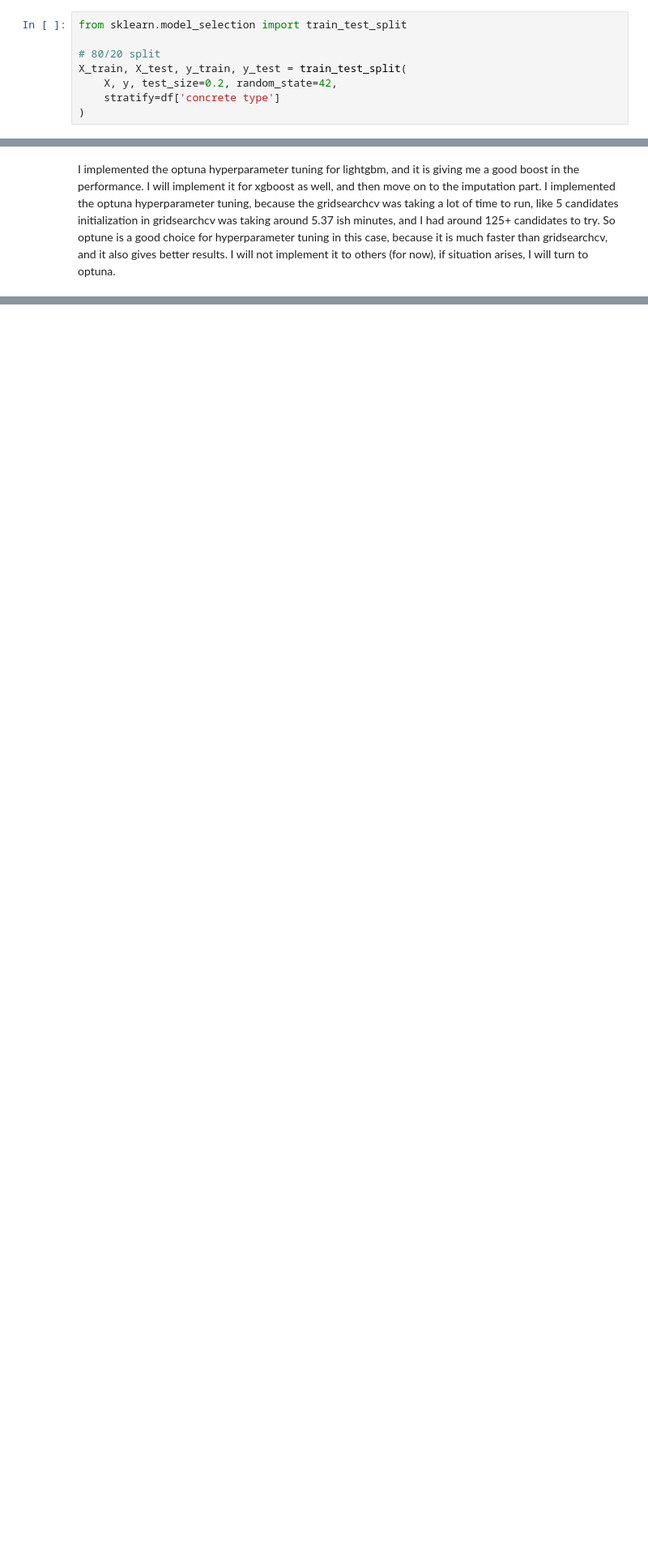
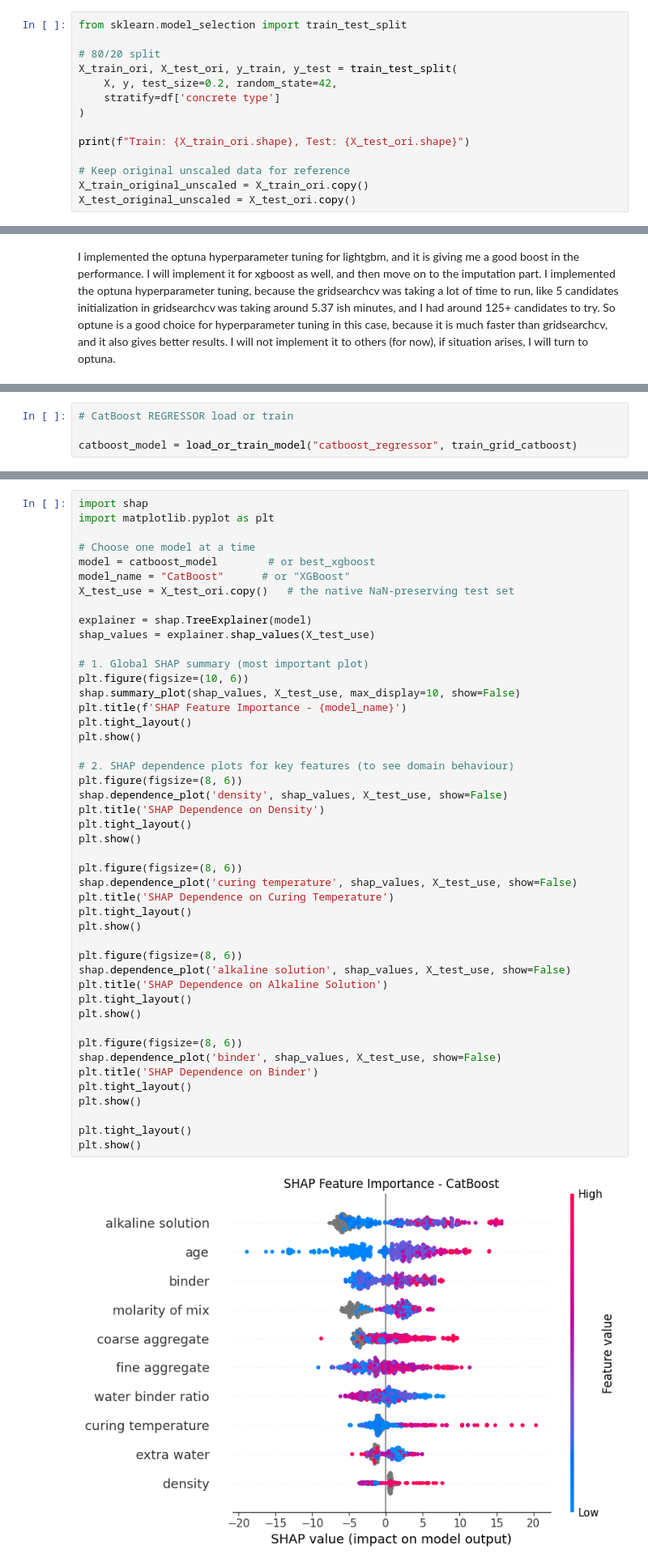
Before and after one commit to IAM-MUKUND/advanced-concrete-analysis, a Jupyter notebook: combined_dataset_regression_research.ipynb, the cells around one changed output, grey strips where cells are left out. Shown at 81% size. Drawn from its saved outputs; the diff is of its cells as text; blank space fills up the shorter version.

```diff
--- a/combined_dataset_regression_research.ipynb
+++ b/combined_dataset_regression_research.ipynb
@@ -42,7 +42,13 @@ y = df[target]
 from sklearn.model_selection import train_test_split
 
 # 80/20 split
-X_train, X_test, y_train, y_test = train_test_split(
+X_train_ori, X_test_ori, y_train, y_test = train_test_split(
     X, y, test_size=0.2, random_state=42,
     stratify=df['concrete type']
 )
+
+print(f"Train: {X_train_ori.shape}, Test: {X_test_ori.shape}")
+
+# Keep original unscaled data for reference
+X_train_original_unscaled = X_train_ori.copy()
+X_test_original_unscaled = X_test_ori.copy()
@@ -229,0 +318,4 @@ def evaluate_model(y_true, y_pred):
+# %%
+# CatBoost REGRESSOR load or train
+
+catboost_model = load_or_train_model("catboost_regressor", train_grid_catboost)
@@ -270,0 +430,48 @@ print(rf_eval)
+# %%
+import shap
+import matplotlib.pyplot as plt
+
+# Choose one model at a time
+model = catboost_model        # or best_xgboost
+model_name = "CatBoost"      # or "XGBoost"
+X_test_use = X_test_ori.copy()   # the native NaN-preserving test set
+
+explainer = shap.TreeExplainer(model)
+shap_values = explainer.shap_values(X_test_use)
+
+# 1. Global SHAP summary (most important plot)
+plt.figure(figsize=(10, 6))
+shap.summary_plot(shap_values, X_test_use, max_display=10, show=False)
+plt.title(f'SHAP Feature Importance - {model_name}')
+plt.tight_layout()
+plt.show()
+
+# 2. SHAP dependence plots for key features (to see domain behaviour)
+plt.figure(figsize=(8, 6))
+shap.dependence_plot('density', shap_values, X_test_use, show=False)
+plt.title('SHAP Dependence on Density')
+plt.tight_layout()
+plt.show()
+
+plt.figure(figsize=(8, 6))
+shap.dependence_plot('curing temperature', shap_values, X_test_use, show=False)
+plt.title('SHAP Dependence on Curing Temperature')
+plt.tight_layout()
+plt.show()
+
+plt.figure(figsize=(8, 6))
+shap.dependence_plot('alkaline solution', shap_values, X_test_use, show=False)
+plt.title('SHAP Dependence on Alkaline Solution')
+plt.tight_layout()
+plt.show()
+
+plt.figure(figsize=(8, 6))
+shap.dependence_plot('binder', shap_values, X_test_use, show=False)
+plt.title('SHAP Dependence on Binder')
+plt.tight_layout()
+plt.show()
+
+plt.tight_layout()
+plt.show()
+# %% [output]
+[figure, added]
```
Also changed, not shown: parts of 33 cells of this notebook, 2 other files.
